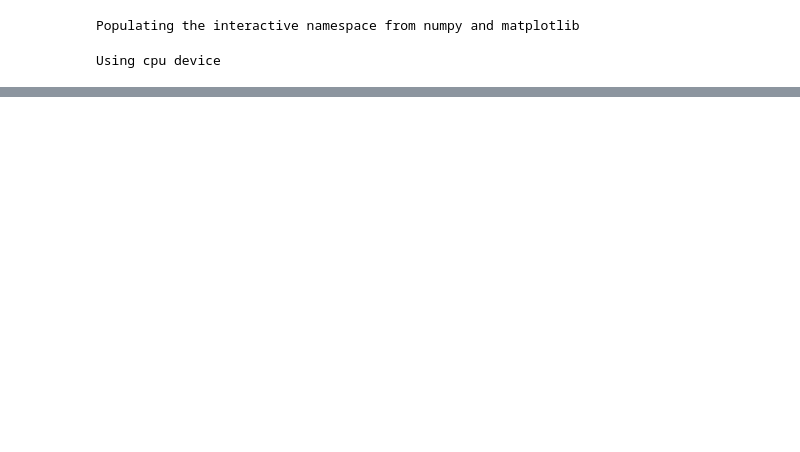
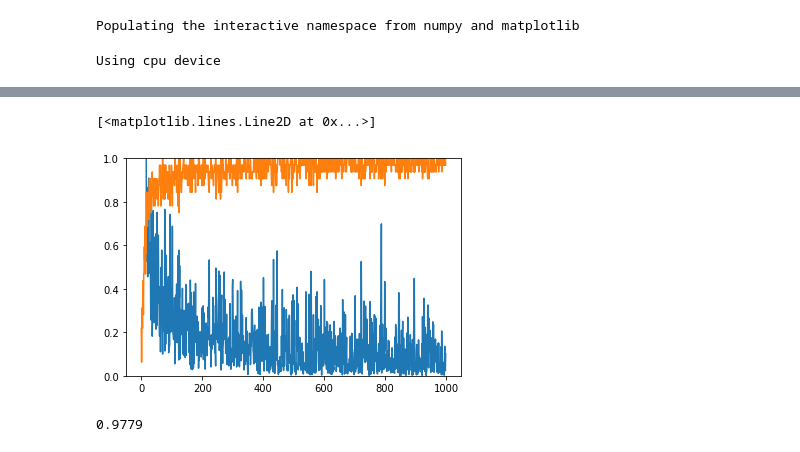
Before and after one commit to aqw3st/jup_notes, a Jupyter notebook: mnist pytorch.ipynb, the cells around one changed output, grey strips where cells are left out. Saved outputs shown, nothing was run; the diff lists cells and outputs as text; code cells hidden in the pictures; blank space fills up the shorter version.

```diff
--- a/mnist pytorch.ipynb
+++ b/mnist pytorch.ipynb
@@ -94,0 +132,44 @@ imshow(X_test[i]), Y_test_preds[i]
+# %%
+model = Net()
+#training
+losses, accuracies = [],[]
+loss_fn = nn.CrossEntropyLoss(reduction='mean')
+# optimizer = torch.optim.SGD(model.parameters(), lr=0.001, momentum = 0)
+optimizer = Adam(model.parameters())
+for i in (t:=trange(1000)):
+  samp = np.random.randint(0, X_train.shape[0], 32)
+  X = torch.from_numpy(X_train[samp]).unsqueeze(1).float()
+  y = torch.from_numpy(Y_train[samp])
+  model.zero_grad()
+  #pred and loss
+  pred = model(X)
+  pred_x = torch.argmax(pred, dim=1)
+  accuracy = (pred_x == y).float().mean()
+  loss = loss_fn(pred, y)
+#   loss = loss.mean()
+
+  #back propagation
+  optimizer.zero_grad()
+  loss.backward()
+  optimizer.step()
+
+  losses.append(loss.item())
+  accuracies.append(accuracy.item())
+  t.set_description("Loss %.2f Accuracy %.2f" % (loss, accuracy))
+#plot
+plt.ylim(0, 1)
+plot(losses)
+plot(accuracies)
+# %% [output]
+[<matplotlib.lines.Line2D at 0x...>]
+[figure, added]
+# %%
+### model
+# Y_test_preds = torch.argmax(model(torch.tensor(X_test.reshape((-1, 28*28))).double()), dim=1).numpy()
+# (Y_test == Y_test_preds).mean()
+
+### for LeNet
+Y_test_preds = torch.argmax(model(torch.tensor(torch.from_numpy(X_test)).unsqueeze(1).float()), dim=1).numpy()
+(Y_test == Y_test_preds).mean()
+# %% [output]
+0.9779
```
Also changed, not shown: parts of 7 cells of this notebook.
